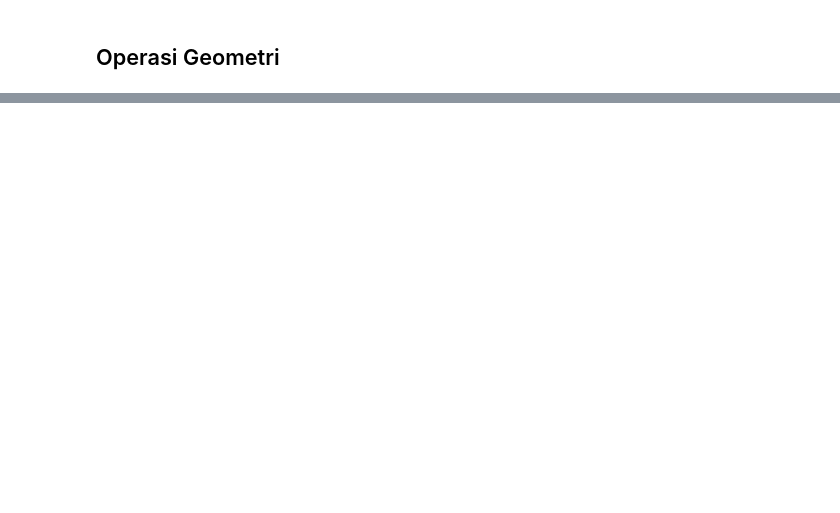
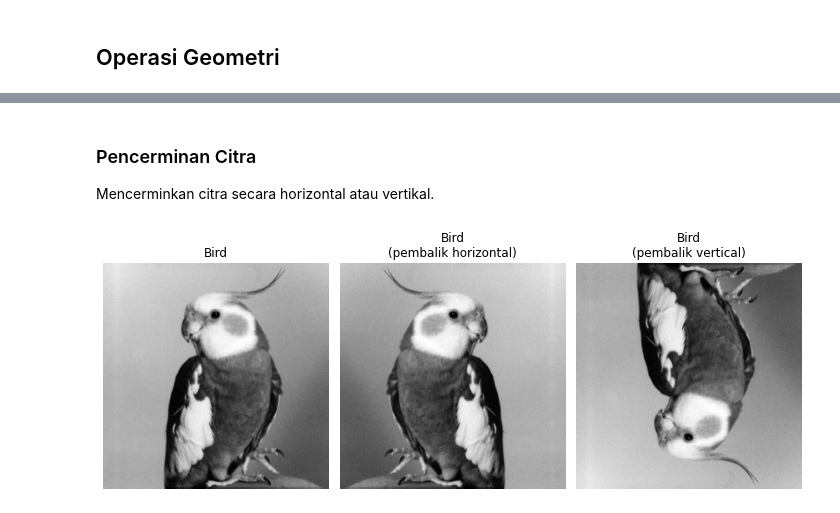
Before and after one commit to haloapping/jalangkote, a Jupyter notebook: notebooks/02_operasi_operasi_dasar_citra.ipynb, the cells around one changed output, grey strips where cells are left out. Cells and saved outputs as stored; diff of their text form; code cells hidden in the pictures; blank space fills up the shorter version.

```diff
--- a/notebooks/02_operasi_operasi_dasar_citra.ipynb
+++ b/notebooks/02_operasi_operasi_dasar_citra.ipynb
@@ -475,0 +486,24 @@ io.imshow(bird_gray_translate)
+# %% [markdown]
+### Pencerminan Citra
+
+Mencerminkan citra secara horizontal atau vertikal.
+# %%
+bird_gray = io.imread("../test_images/bird_gray.bmp")
+bird_gray_horizontal_flip = np.fliplr(bird_gray)
+bird_gray_vertical_flip = np.flipud(bird_gray)
+
+fig, ax = plt.subplots(nrows=1, ncols=3, tight_layout=True, figsize=(10, 10))
+
+ax[0].imshow(bird_gray, cmap=plt.cm.gray)
+ax[0].set_title("Bird")
+ax[0].axis("off")
+
+ax[1].imshow(bird_gray_horizontal_flip, cmap=plt.cm.gray)
+ax[1].set_title("Bird\n(pembalik horizontal)")
+ax[1].axis("off");
+
+ax[2].imshow(bird_gray_vertical_flip, cmap=plt.cm.gray)
+ax[2].set_title("Bird\n(pembalik vertical)")
+ax[2].axis("off");
+# %% [output]
+[figure, added]
```
Also changed, not shown: parts of 13 cells of this notebook, 1 other file.
